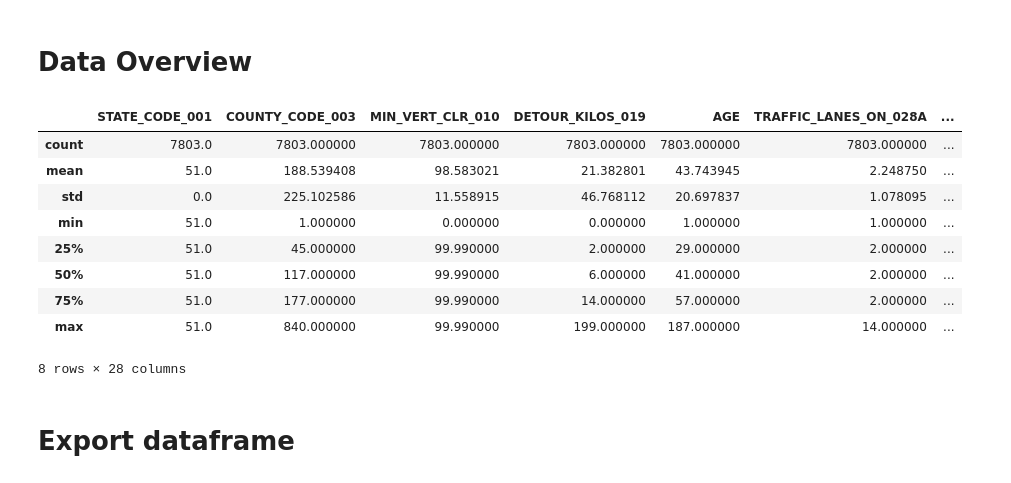
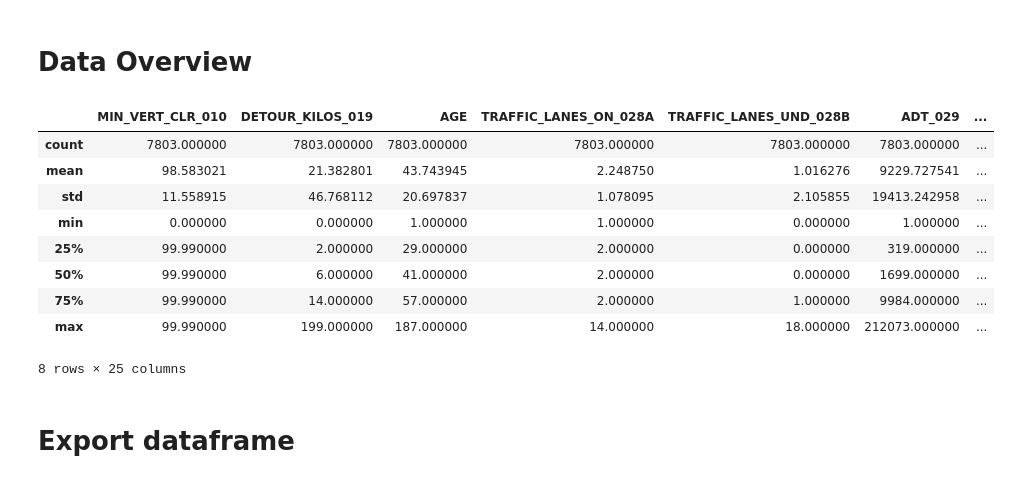
Before and after one commit to kevscon/bridge-ratings, a Jupyter notebook: data_processing.ipynb, the cells around one changed output. Saved outputs shown, nothing was run; the diff lists cells and outputs as text; code cells hidden in the pictures.

```diff
--- a/data_processing.ipynb
+++ b/data_processing.ipynb
@@ -134,7 +151,7 @@ id_cols = [
 num_cols = [
     'MIN_VERT_CLR_010',
     'DETOUR_KILOS_019',
-    'YEAR_BUILT_027', # modify to age at record year
+    'AGE', # engineered feature
     'TRAFFIC_LANES_ON_028A',
     'TRAFFIC_LANES_UND_028B',
     'ADT_029',
@@ -155,7 +172,7 @@ num_cols = [
     'VERT_CLR_UND_054B',
     'LAT_UND_MT_055B',
     'LEFT_LAT_UND_MT_056',
-    'YEAR_RECONSTRUCTED_106', # modify to years since reconstruction
+    'RECON_AGE', # engineered feature
     'PERCENT_ADT_TRUCK_109',
     'SUFFICIENCY_RATING_feat_yr'
 ]
@@ -286,18 +301,18 @@ df_bridges['PERCENT_ADT_TRUCK_109'].fillna(df_bridges['PERCENT_ADT_TRUCK_109'].m
 # %% [markdown]
 # Data Overview
 # %%
-df_bridges.describe()
+df_bridges[num_cols + cat_cols].describe()
 # %% [output]
-|  | STATE_CODE_001 | COUNTY_CODE_003 | MIN_VERT_CLR_010 | DETOUR_KILOS_019 | AGE | TRAFFIC_LANES_ON_028A | ... |
-| count | 7803.0 | 7803.000000 | 7803.000000 | 7803.000000 | 7803.000000 | 7803.000000 | ... |
-| mean | 51.0 | 188.539408 | 98.583021 | 21.382801 | 43.743945 | 2.248750 | ... |
-| std | 0.0 | 225.102586 | 11.558915 | 46.768112 | 20.697837 | 1.078095 | ... |
-| min | 51.0 | 1.000000 | 0.000000 | 0.000000 | 1.000000 | 1.000000 | ... |
-| 25% | 51.0 | 45.000000 | 99.990000 | 2.000000 | 29.000000 | 2.000000 | ... |
-| 50% | 51.0 | 117.000000 | 99.990000 | 6.000000 | 41.000000 | 2.000000 | ... |
-| 75% | 51.0 | 177.000000 | 99.990000 | 14.000000 | 57.000000 | 2.000000 | ... |
-| max | 51.0 | 840.000000 | 99.990000 | 199.000000 | 187.000000 | 14.000000 | ... |
+|  | MIN_VERT_CLR_010 | DETOUR_KILOS_019 | AGE | TRAFFIC_LANES_ON_028A | TRAFFIC_LANES_UND_028B | ADT_029 | ... |
+| count | 7803.000000 | 7803.000000 | 7803.000000 | 7803.000000 | 7803.000000 | 7803.000000 | ... |
+| mean | 98.583021 | 21.382801 | 43.743945 | 2.248750 | 1.016276 | 9229.727541 | ... |
+| std | 11.558915 | 46.768112 | 20.697837 | 1.078095 | 2.105855 | 19413.242958 | ... |
+| min | 0.000000 | 0.000000 | 1.000000 | 1.000000 | 0.000000 | 1.000000 | ... |
+| 25% | 99.990000 | 2.000000 | 29.000000 | 2.000000 | 0.000000 | 319.000000 | ... |
+| 50% | 99.990000 | 6.000000 | 41.000000 | 2.000000 | 0.000000 | 1699.000000 | ... |
+| 75% | 99.990000 | 14.000000 | 57.000000 | 2.000000 | 1.000000 | 9984.000000 | ... |
+| max | 99.990000 | 199.000000 | 187.000000 | 14.000000 | 18.000000 | 212073.000000 | ... |
-8 rows × 28 columns
+8 rows × 25 columns
 # %% [markdown]
 # Export dataframe
 # %%
```
Also changed, not shown: parts of 18 cells of this notebook, 2 other files.
